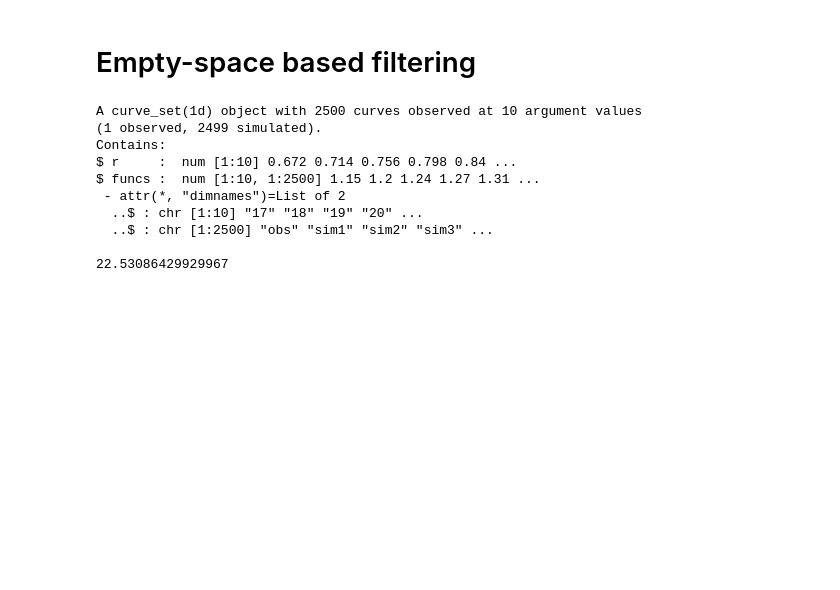
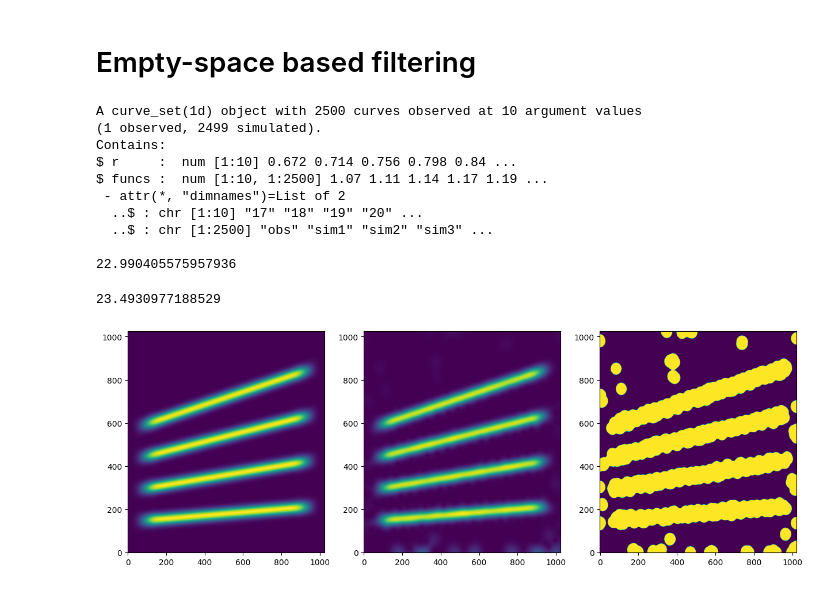
Before and after one commit to jmiramont/benchmarks-detection-denoising, a Jupyter notebook: notebooks/demo_method_empty_space.ipynb, the cells around one changed output. Saved outputs shown, nothing was run; the diff lists cells and outputs as text; code cells hidden in the pictures; blank space fills up the shorter version.

```diff
--- a/notebooks/demo_method_empty_space.ipynb
+++ b/notebooks/demo_method_empty_space.ipynb
@@ -42,19 +46,40 @@ signal_output, mask = (output[key] for key in ('s_r','mask'))
 
 
 S_output, F_output = get_spectrogram(signal_output, window = g)
-
-print(10*np.log10((np.sum(s**2))/(np.sum((s-signal_output)**2))))
 # %% [output]
 A curve_set(1d) object with 2500 curves observed at 10 argument values
 (1 observed, 2499 simulated).
 Contains:
 $ r     :  num [1:10] 0.672 0.714 0.756 0.798 0.84 ...
-$ funcs :  num [1:10, 1:2500] 1.15 1.2 1.24 1.27 1.31 ...
+$ funcs :  num [1:10, 1:2500] 1.07 1.11 1.14 1.17 1.19 ...
  - attr(*, "dimnames")=List of 2
   ..$ : chr [1:10] "17" "18" "19" "20" ...
   ..$ : chr [1:2500] "obs" "sim1" "sim2" "sim3" ...
 
-22.53086429929967
+22.990405575957936
+# %%
+tmin = int(np.sqrt(Nfft))
+tmax = N-tmin
+print(Benchmark.snr_comparison(s,signal_output,tmin=tmin,tmax=tmax))
+# %% [output]
+23.4930977188529
+# %%
+S, F = get_spectrogram(s, Nfft=Nfft)
+F = F[0:Nfft//2+1]
+
+S_output, F_output = get_spectrogram(signal_output, Nfft=Nfft)
+F_output = F_output[0:Nfft//2+1]
+
+fig, ax = plt.subplots(1,3,figsize = (15,5))
+ax[0].imshow(abs(F), origin='lower', aspect='auto')#, cmap=cmocean.cm.deep)
+# [ax[0].plot(instf[np.where(instf>=0)]*Nfft,'r') for instf in signal.instf]
+ax[1].imshow(abs(F_output), origin='lower', aspect='auto')#, cmap=cmocean.cm.deep)
+# ax[2].imshow(abs(F_output-F), origin='lower')#, cmap=cmocean.cm.deep)
+ax[2].imshow(mask, origin='lower', aspect='auto')#, cmap=cmocean.cm.deep)
+
+plt.show()
+# %% [output]
+[figure, added]
 # %%
 fig, ax = plt.subplots(1,2,figsize = (10,5))
 ax[0].imshow(abs(F[0:N+1]), origin='lower')#, cmap=cmocean.cm.deep)
```
Also changed, not shown: parts of 4 cells of this notebook, 16 other files.
